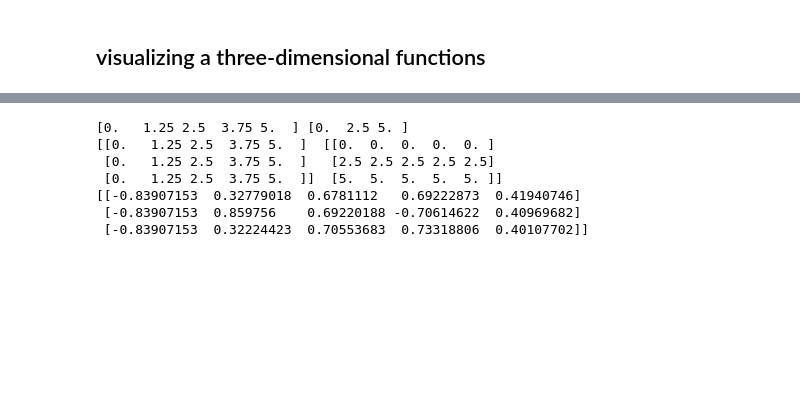
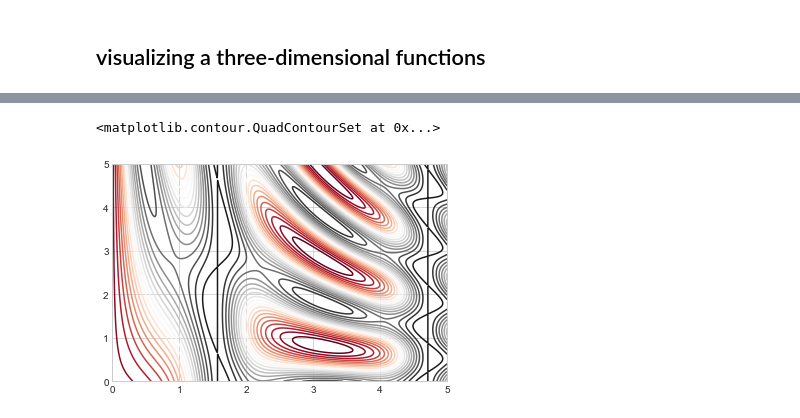
Before and after one commit to SpIIIII/jupyter-repo, a Jupyter notebook: Python Data Science Cookbook/Main.ipynb, the cells around one changed output, grey strips where cells are left out. Cells and saved outputs as stored; diff of their text form; code cells hidden in the pictures; blank space fills up the shorter version.

```diff
--- a/Python Data Science Cookbook/Main.ipynb
+++ b/Python Data Science Cookbook/Main.ipynb
@@ -603,16 +603,5 @@ plt.contour(X,Y,Z, colors = 'black')
-# %%
-x = np.linspace(0,5,5)
-y = np.linspace(0,5,3)
-
-X,Y = np.meshgrid(x,y)
-pp(x,y)
-pp(X,Y)
-pp(f(X,Y))
-# %% [output]
-[0.   1.25 2.5  3.75 5.  ] [0.  2.5 5. ]
-[[0.   1.25 2.5  3.75 5.  ]  [[0.  0.  0.  0.  0. ]
- [0.   1.25 2.5  3.75 5.  ]   [2.5 2.5 2.5 2.5 2.5]
- [0.   1.25 2.5  3.75 5.  ]]  [5.  5.  5.  5.  5. ]]
-[[-0.83907153  0.32779018  0.6781112   0.69222873  0.41940746]
- [-0.83907153  0.859756    0.69220188 -0.70614622  0.40969682]
- [-0.83907153  0.32224423  0.70553683  0.73318806  0.40107702]]
+# %%
+plt.contour(X,Y,Z,20, cmap = 'RdGy')
+# %% [output]
+<matplotlib.contour.QuadContourSet at 0x...>
+[figure, added]
```
Also changed, not shown: parts of 6 cells of this notebook, 1 other file.
